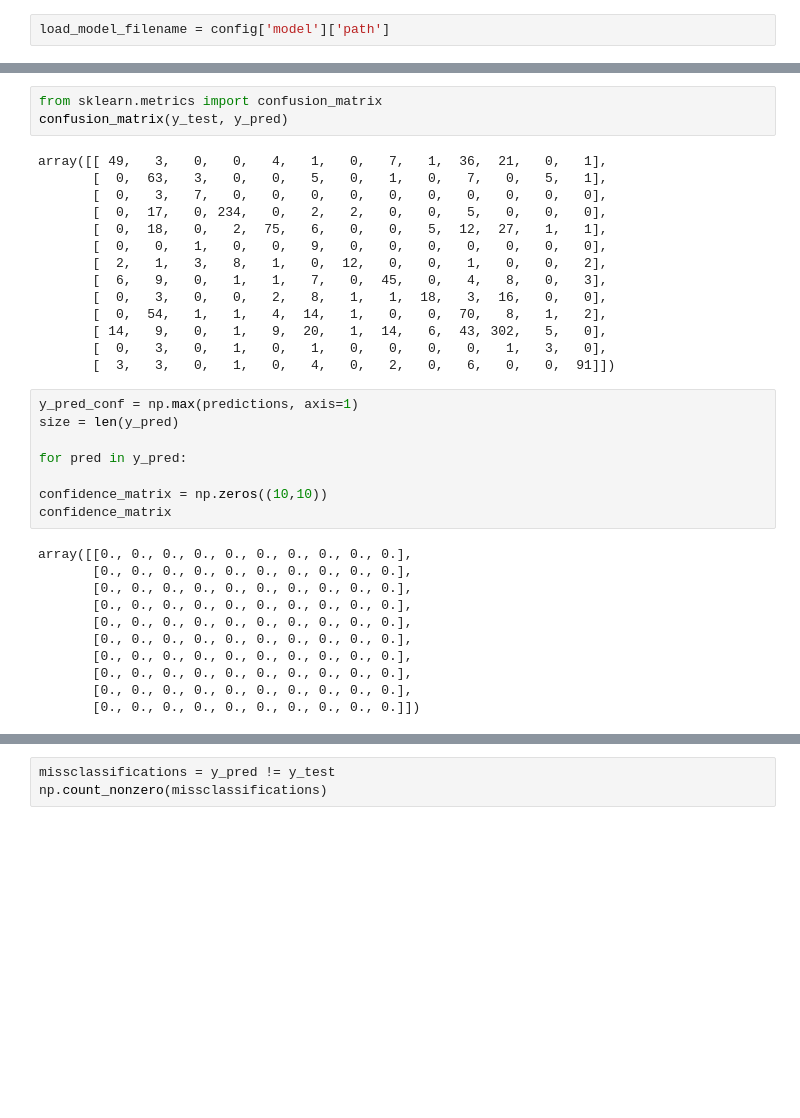
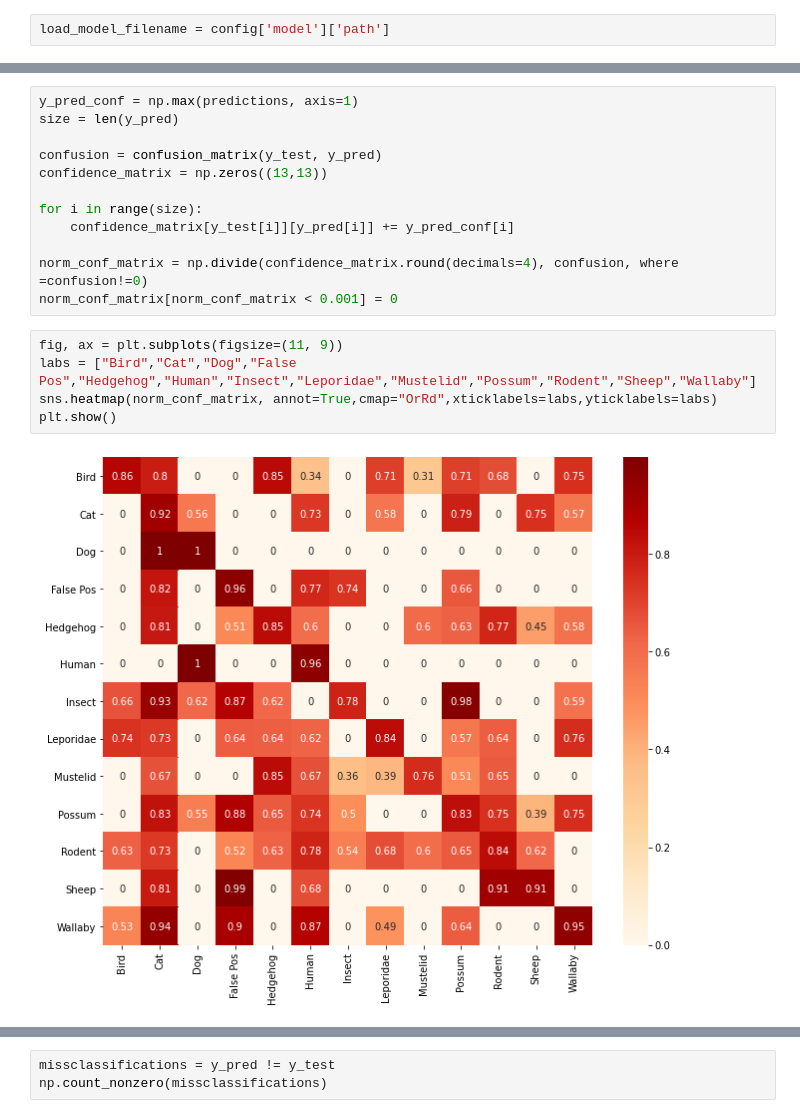
Before and after one commit to ncostar/species-identification-thermal-imaging, a Jupyter notebook: notebooks/base_model_confidence.ipynb, the cells around one changed output, grey strips where cells are left out. Cells and saved outputs as stored; diff of their text form; blank space fills up the shorter version.

Commit message:
Conf plot updates added

```diff
--- a/notebooks/base_model_confidence.ipynb
+++ b/notebooks/base_model_confidence.ipynb
@@ -46,39 +48,22 @@ y_pred = np.argmax(predictions, axis = 1)
 y_test = np.argmax(y_test, axis = 1)
 # %% [output]
 Dataset loading.. Dataset loaded!
-# %%
-from sklearn.metrics import confusion_matrix
-confusion_matrix(y_test, y_pred)
-# %% [output]
-array([[ 49,   3,   0,   0,   4,   1,   0,   7,   1,  36,  21,   0,   1],
-       [  0,  63,   3,   0,   0,   5,   0,   1,   0,   7,   0,   5,   1],
-       [  0,   3,   7,   0,   0,   0,   0,   0,   0,   0,   0,   0,   0],
-       [  0,  17,   0, 234,   0,   2,   2,   0,   0,   5,   0,   0,   0],
-       [  0,  18,   0,   2,  75,   6,   0,   0,   5,  12,  27,   1,   1],
-       [  0,   0,   1,   0,   0,   9,   0,   0,   0,   0,   0,   0,   0],
-       [  2,   1,   3,   8,   1,   0,  12,   0,   0,   1,   0,   0,   2],
-       [  6,   9,   0,   1,   1,   7,   0,  45,   0,   4,   8,   0,   3],
-       [  0,   3,   0,   0,   2,   8,   1,   1,  18,   3,  16,   0,   0],
-       [  0,  54,   1,   1,   4,  14,   1,   0,   0,  70,   8,   1,   2],
-       [ 14,   9,   0,   1,   9,  20,   1,  14,   6,  43, 302,   5,   0],
-       [  0,   3,   0,   1,   0,   1,   0,   0,   0,   0,   1,   3,   0],
-       [  3,   3,   0,   1,   0,   4,   0,   2,   0,   6,   0,   0,  91]])
-# %%
-y_pred_conf = np.max(predictions, axis=1)
-size = len(y_pred)
-
-for pred in y_pred:
-
-confidence_matrix = np.zeros((10,10))
-confidence_matrix
-# %% [output]
-array([[0., 0., 0., 0., 0., 0., 0., 0., 0., 0.],
-       [0., 0., 0., 0., 0., 0., 0., 0., 0., 0.],
-       [0., 0., 0., 0., 0., 0., 0., 0., 0., 0.],
-       [0., 0., 0., 0., 0., 0., 0., 0., 0., 0.],
-       [0., 0., 0., 0., 0., 0., 0., 0., 0., 0.],
-       [0., 0., 0., 0., 0., 0., 0., 0., 0., 0.],
-       [0., 0., 0., 0., 0., 0., 0., 0., 0., 0.],
-       [0., 0., 0., 0., 0., 0., 0., 0., 0., 0.],
-       [0., 0., 0., 0., 0., 0., 0., 0., 0., 0.],
-       [0., 0., 0., 0., 0., 0., 0., 0., 0., 0.]])
+# %%
+y_pred_conf = np.max(predictions, axis=1)
+size = len(y_pred)
+
+confusion = confusion_matrix(y_test, y_pred)
+confidence_matrix = np.zeros((13,13))
+
+for i in range(size):
+	confidence_matrix[y_test[i]][y_pred[i]] += y_pred_conf[i]
+
+norm_conf_matrix = np.divide(confidence_matrix.round(decimals=4), confusion, where =confusion!=0)
+norm_conf_matrix[norm_conf_matrix < 0.001] = 0
+# %%
+fig, ax = plt.subplots(figsize=(11, 9))
+labs = ["Bird","Cat","Dog","False Pos","Hedgehog","Human","Insect","Leporidae","Mustelid","Possum","Rodent","Sheep","Wallaby"]
+sns.heatmap(norm_conf_matrix, annot=True,cmap="OrRd",xticklabels=labs,yticklabels=labs)
+plt.show()
+# %% [output]
+[figure, added]
```
Also changed, not shown: parts of 3 cells of this notebook, 1 other file.
